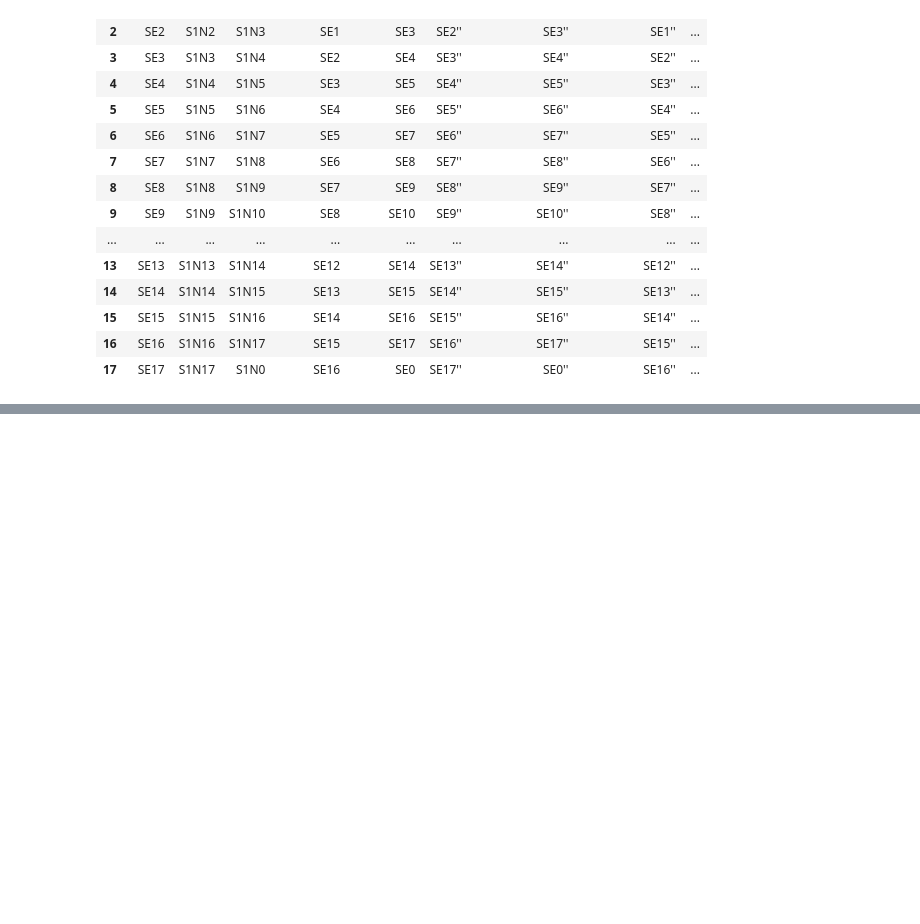
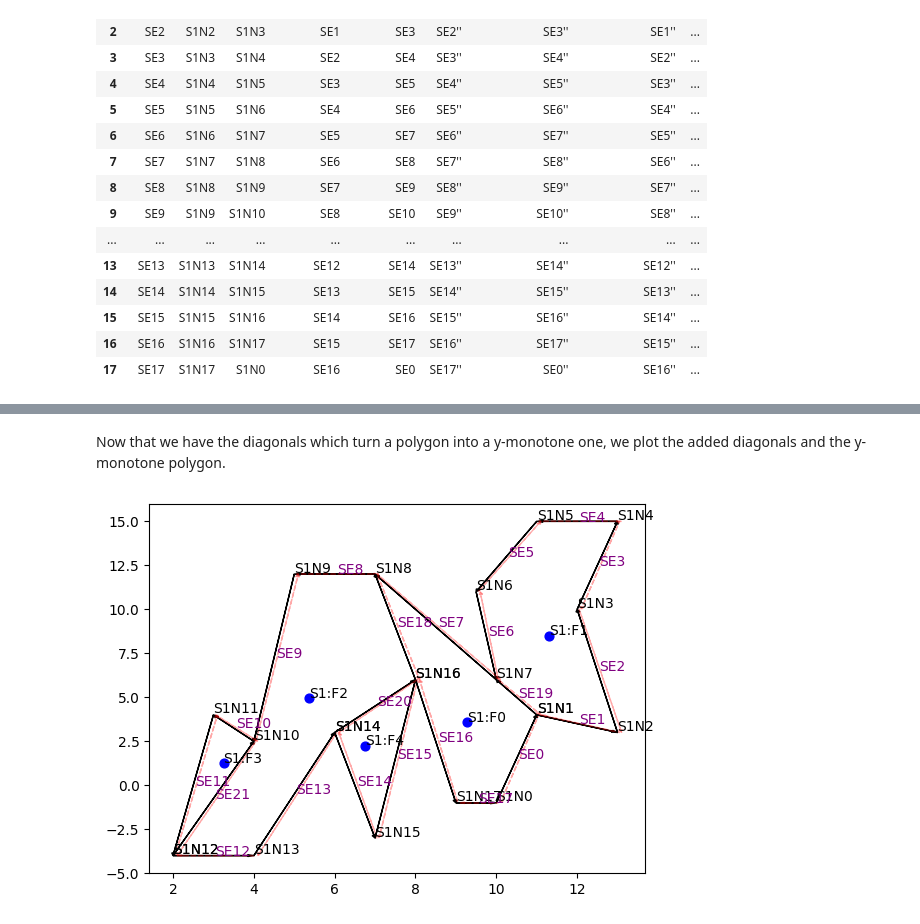
Before and after one commit to DaveAlsina/8tavoSemestre, a Jupyter notebook: geometria/tarea2/tarea2solucion.ipynb, the cells around one changed output, grey strips where cells are left out. Drawn from its saved outputs; the diff is of its cells as text; code cells hidden in the pictures; blank space fills up the shorter version.

```diff
--- a/geometria/tarea2/tarea2solucion.ipynb
+++ b/geometria/tarea2/tarea2solucion.ipynb
@@ -1138,0 +2070,7 @@ semiedges.show_data_structure()
+# %% [markdown]
+Now that we have the diagonals which turn a polygon into a y-monotone one, we plot the added diagonals and the y-monotone polygon.
+# %%
+PlotDoubleConnectedEdgeList.plot(semiedges)
+PlotDoubleConnectedEdgeList.show()
+# %% [output]
+[figure, added]
```
Also changed, not shown: parts of 17 cells of this notebook.
